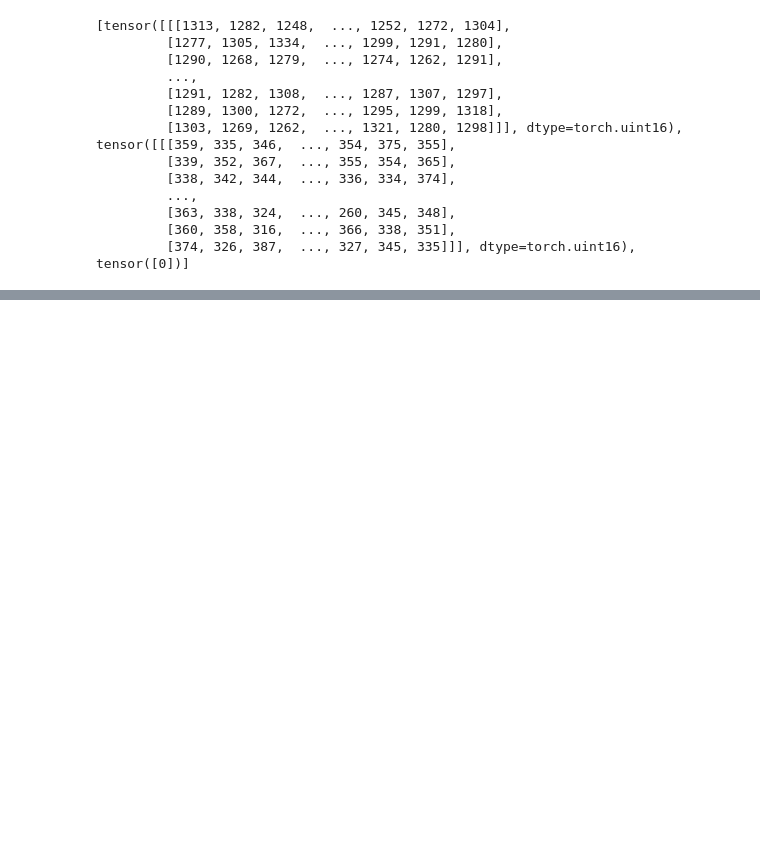
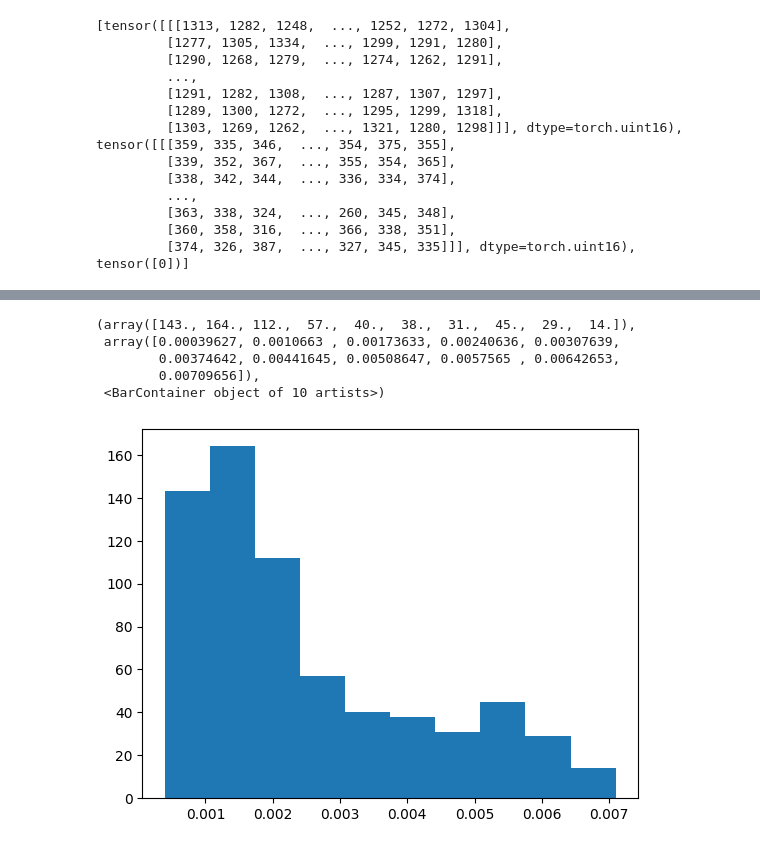
Before and after one commit to DreadTheNaught/Ariel-Data-Challenge-2024, a Jupyter notebook: test.ipynb, the cells around one changed output, grey strips where cells are left out. Saved outputs shown, nothing was run; the diff lists cells and outputs as text; code cells hidden in the pictures; blank space fills up the shorter version.

```diff
--- a/test.ipynb
+++ b/test.ipynb
@@ -77,0 +309,2 @@ for data in train_loader:
+# %%
+df = pd.read_csv(r'C:\Users\siddh\Desktop\deep\Ariel-Data-Challenge-2024\Data\ariel-data-challenge-2024\train_labels.csv')
@@ -77,0 +321,11 @@ for data in train_loader:
+# %%
+wl_1 = df['wl_1']
+# %%
+plt.hist(wl_1)
+# %% [output]
+(array([143., 164., 112.,  57.,  40.,  38.,  31.,  45.,  29.,  14.]),
+ array([0.00039627, 0.0010663 , 0.00173633, 0.00240636, 0.00307639,
+        0.00374642, 0.00441645, 0.00508647, 0.0057565 , 0.00642653,
+        0.00709656]),
+ <BarContainer object of 10 artists>)
+[figure, added]
```
Also changed, not shown: parts of 22 cells of this notebook, 6 other files.
